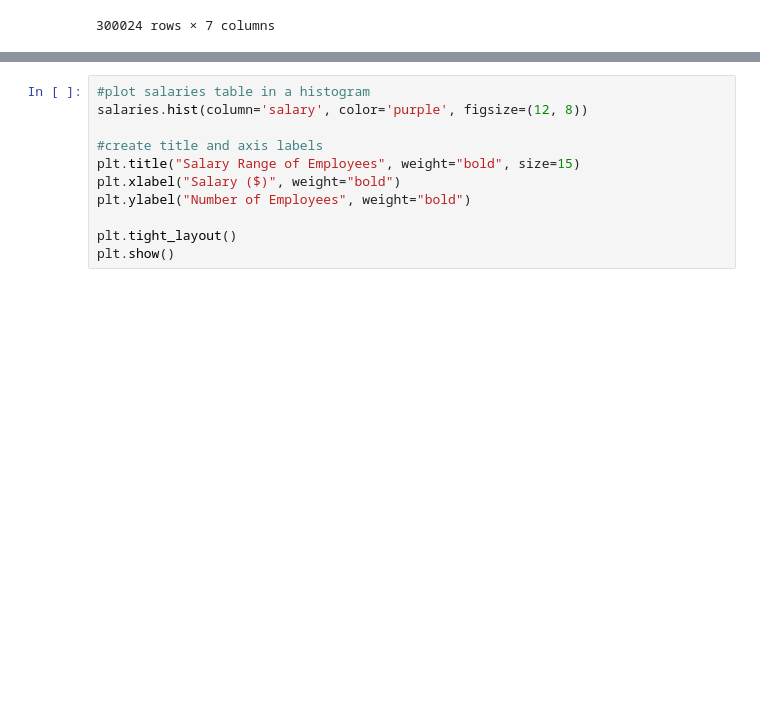
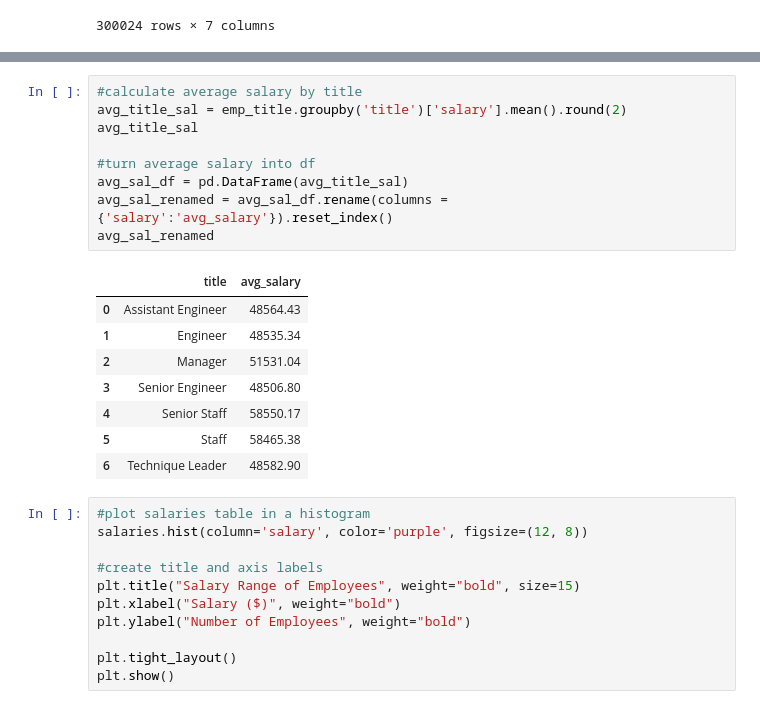
Before and after one commit to JRandle23/Employee-Database, a Jupyter notebook: EmployeeSQL/BONUS.ipynb, the cells around one changed output, grey strips where cells are left out. Cells and saved outputs as stored; diff of their text form; blank space fills up the shorter version.

```diff
--- a/EmployeeSQL/BONUS.ipynb
+++ b/EmployeeSQL/BONUS.ipynb
@@ -61,3 +98,21 @@ employees
+# %%
+#calculate average salary by title
+avg_title_sal = emp_title.groupby('title')['salary'].mean().round(2)
+avg_title_sal
+
+#turn average salary into df
+avg_sal_df = pd.DataFrame(avg_title_sal)
+avg_sal_renamed = avg_sal_df.rename(columns = {'salary':'avg_salary'}).reset_index()
+avg_sal_renamed
+# %% [output]
+|  | title | avg_salary |
+| 0 | Assistant Engineer | 48564.43 |
+| 1 | Engineer | 48535.34 |
+| 2 | Manager | 51531.04 |
+| 3 | Senior Engineer | 48506.80 |
+| 4 | Senior Staff | 58550.17 |
+| 5 | Staff | 58465.38 |
+| 6 | Technique Leader | 48582.90 |
 # %%
 #plot salaries table in a histogram
 salaries.hist(column='salary', color='purple', figsize=(12, 8))
```
Also changed, not shown: parts of 4 cells of this notebook.
